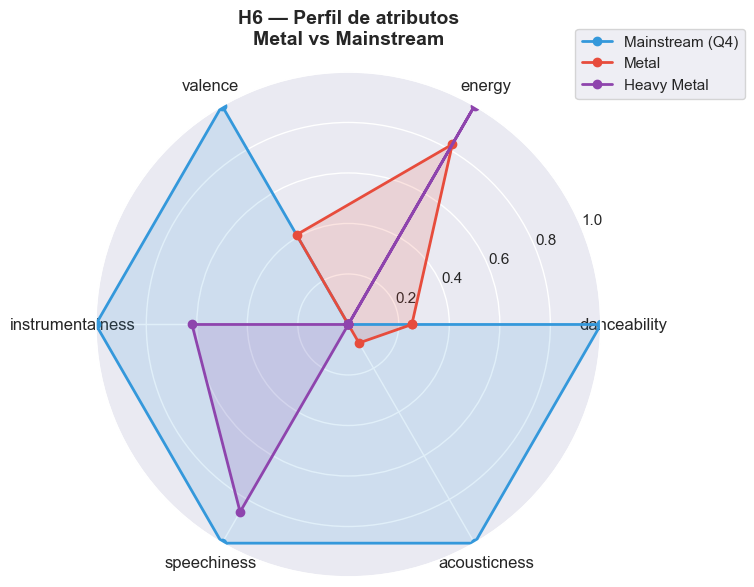
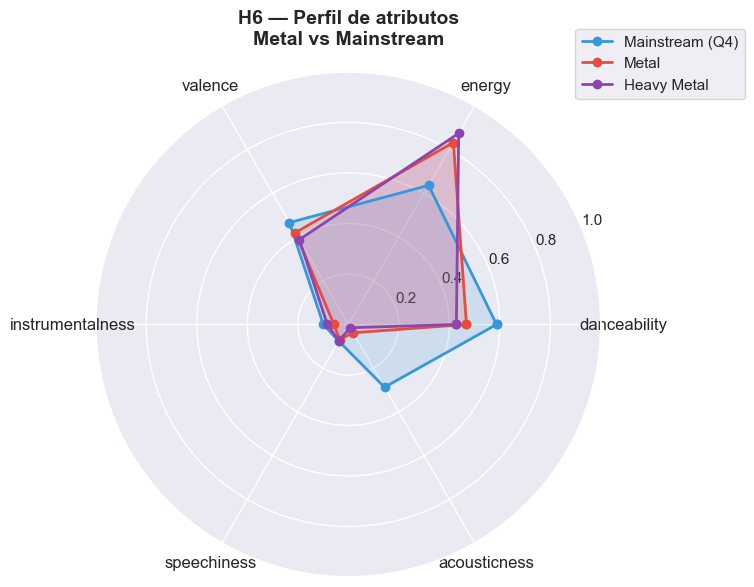
Unified diff of the notebook cell whose output changed from the first chart to the second:
--- before
+++ after
@@ -1,33 +1,33 @@
-# Atributos para el radar (excluimos tempo y loudness por escala diferente)
+# Usamos valores reales sin normalizar — ya están en escala 0-1
+# Excluimos tempo y loudness porque tienen escala diferente
 atributos_radar = ['danceability', 'energy', 'valence', 
                    'instrumentalness', 'speechiness', 'acousticness']
 
-# Valores normalizados para cada perfil
-valores_mainstream = perfiles_norm.loc['Mainstream (Q4)'][atributos_radar].values
-valores_metal      = perfiles_norm.loc['Metal'][atributos_radar].values
-valores_heavy      = perfiles_norm.loc['Heavy Metal'][atributos_radar].values
+valores_mainstream = comparacion_h6.loc[atributos_radar, 'Mainstream (Q4)'].values
+valores_metal      = comparacion_h6.loc[atributos_radar, 'Metal'].values
+valores_heavy      = comparacion_h6.loc[atributos_radar, 'Heavy Metal'].values
 
-# El radar necesita que el primer valor se repita al final para cerrar el polígono
+# Cerramos los polígonos repitiendo el primer valor al final
 valores_mainstream = np.append(valores_mainstream, valores_mainstream[0])
 valores_metal      = np.append(valores_metal,      valores_metal[0])
 valores_heavy      = np.append(valores_heavy,      valores_heavy[0])
 
-# Calculamos los ángulos para cada atributo
+# Ángulos para cada atributo
 n = len(atributos_radar)
 angulos = np.linspace(0, 2 * np.pi, n, endpoint=False).tolist()
-angulos += angulos[:1]  # cerramos el círculo
+angulos += angulos[:1]
 
 # Graficamos
 fig, ax = plt.subplots(figsize=(8, 8), subplot_kw=dict(polar=True))
 
-ax.plot(angulos, valores_mainstream, 'o-', linewidth=2, 
+ax.plot(angulos, valores_mainstream, 'o-', linewidth=2,
         color='#3498DB', label='Mainstream (Q4)')
 ax.fill(angulos, valores_mainstream, alpha=0.15, color='#3498DB')
 
-ax.plot(angulos, valores_metal, 'o-', linewidth=2, 
+ax.plot(angulos, valores_metal, 'o-', linewidth=2,
         color='#E74C3C', label='Metal')
 ax.fill(angulos, valores_metal, alpha=0.15, color='#E74C3C')
 
-ax.plot(angulos, valores_heavy, 'o-', linewidth=2, 
+ax.plot(angulos, valores_heavy, 'o-', linewidth=2,
         color='#8E44AD', label='Heavy Metal')
 ax.fill(angulos, valores_heavy, alpha=0.15, color='#8E44AD')
@@ -36,5 +36,5 @@
 ax.set_xticklabels(atributos_radar, fontsize=12)
 ax.set_ylim(0, 1)
-ax.set_title('H6 — Perfil de atributos\nMetal vs Mainstream', 
+ax.set_title('H6 — Perfil de atributos\nMetal vs Mainstream',
              fontsize=14, fontweight='bold', pad=20)
 ax.legend(loc='upper right', bbox_to_anchor=(1.3, 1.1))

Commit: modificaciones celda 16